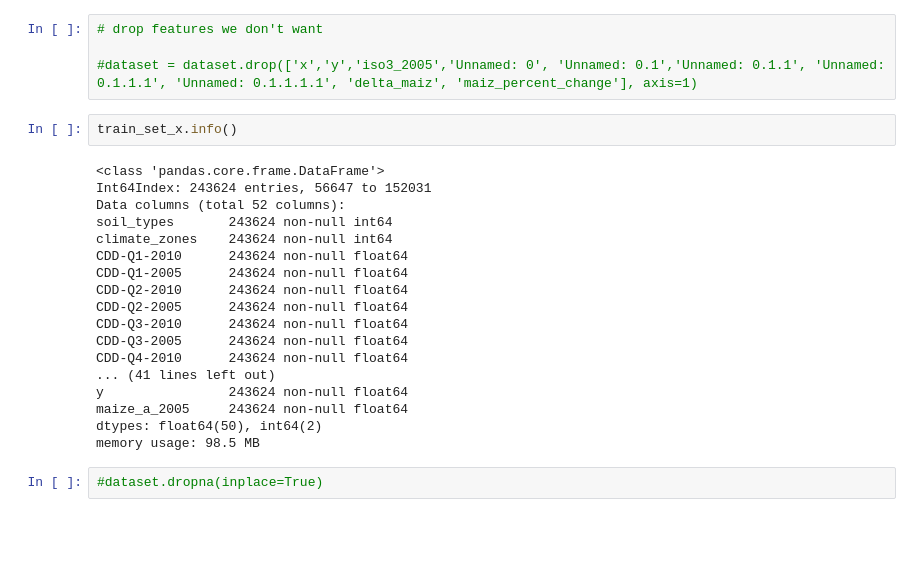
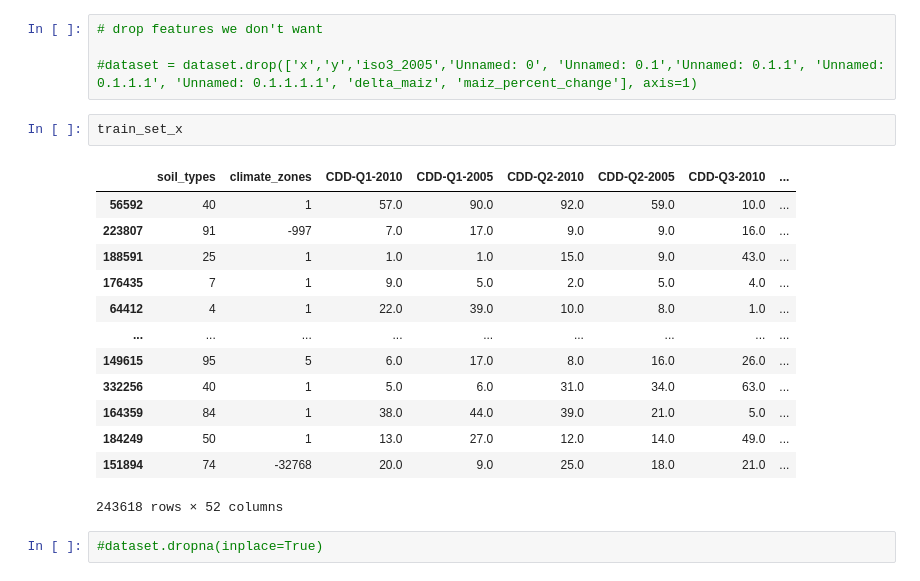
Before and after one commit to kenzaxtazi/agri-risk, a Jupyter notebook: Model_exploration_Raghul.ipynb, the cells around one changed output. Saved outputs shown, nothing was run; the diff lists cells and outputs as text; blank space fills up the shorter version.

```diff
--- a/Model_exploration_Raghul.ipynb
+++ b/Model_exploration_Raghul.ipynb
@@ -186,25 +204,21 @@ See the caveats in the documentation: http://pandas.pydata.org/pandas-docs/stabl
 
 #dataset = dataset.drop(['x','y','iso3_2005','Unnamed: 0', 'Unnamed: 0.1','Unnamed: 0.1.1', 'Unnamed: 0.1.1.1', 'Unnamed: 0.1.1.1.1', 'delta_maiz', 'maiz_percent_change'], axis=1)
 # %%
-train_set_x.info()
+train_set_x
 # %% [output]
+|  | soil_types | climate_zones | CDD-Q1-2010 | CDD-Q1-2005 | CDD-Q2-2010 | CDD-Q2-2005 | CDD-Q3-2010 | ... |
+| 56592 | 40 | 1 | 57.0 | 90.0 | 92.0 | 59.0 | 10.0 | ... |
+| 223807 | 91 | -997 | 7.0 | 17.0 | 9.0 | 9.0 | 16.0 | ... |
+| 188591 | 25 | 1 | 1.0 | 1.0 | 15.0 | 9.0 | 43.0 | ... |
+| 176435 | 7 | 1 | 9.0 | 5.0 | 2.0 | 5.0 | 4.0 | ... |
+| 64412 | 4 | 1 | 22.0 | 39.0 | 10.0 | 8.0 | 1.0 | ... |
+| ... | ... | ... | ... | ... | ... | ... | ... | ... |
+| 149615 | 95 | 5 | 6.0 | 17.0 | 8.0 | 16.0 | 26.0 | ... |
+| 332256 | 40 | 1 | 5.0 | 6.0 | 31.0 | 34.0 | 63.0 | ... |
+| 164359 | 84 | 1 | 38.0 | 44.0 | 39.0 | 21.0 | 5.0 | ... |
+| 184249 | 50 | 1 | 13.0 | 27.0 | 12.0 | 14.0 | 49.0 | ... |
+| 151894 | 74 | -32768 | 20.0 | 9.0 | 25.0 | 18.0 | 21.0 | ... |
-<class 'pandas.core.frame.DataFrame'>
-Int64Index: 243624 entries, 56647 to 152031
-Data columns (total 52 columns):
-soil_types       243624 non-null int64
-climate_zones    243624 non-null int64
-CDD-Q1-2010      243624 non-null float64
-CDD-Q1-2005      243624 non-null float64
-CDD-Q2-2010      243624 non-null float64
-CDD-Q2-2005      243624 non-null float64
-CDD-Q3-2010      243624 non-null float64
-CDD-Q3-2005      243624 non-null float64
-CDD-Q4-2010      243624 non-null float64
-... (41 lines left out)
-y                243624 non-null float64
-maize_a_2005     243624 non-null float64
-dtypes: float64(50), int64(2)
-memory usage: 98.5 MB
+243618 rows × 52 columns
 # %%
 #dataset.dropna(inplace=True)
 # %% [markdown]
```
Also changed, not shown: parts of 22 cells of this notebook.
